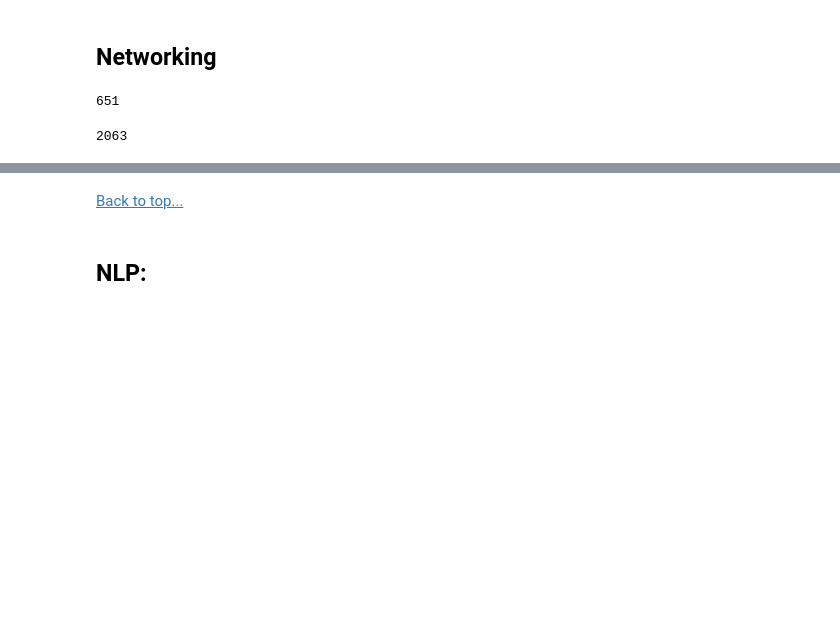
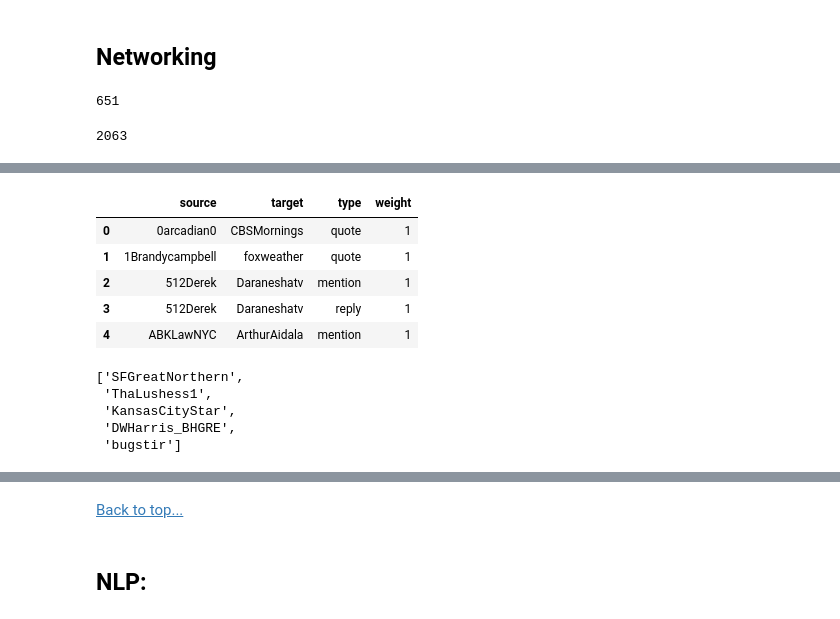
Before and after one commit to datadoctor100/twitter_analysis, a Jupyter notebook: twitter_news.ipynb, the cells around one changed output, grey strips where cells are left out. Drawn from its saved outputs; the diff is of its cells as text; code cells hidden in the pictures; blank space fills up the shorter version.

```diff
--- a/twitter_news.ipynb
+++ b/twitter_news.ipynb
@@ -310,0 +344,17 @@ g = nx.from_pandas_edgelist(weights)
+# %%
+weights.head()
+# %% [output]
+|  | source | target | type | weight |
+| 0 | 0arcadian0 | CBSMornings | quote | 1 |
+| 1 | 1Brandycampbell | foxweather | quote | 1 |
+| 2 | 512Derek | Daraneshatv | mention | 1 |
+| 3 | 512Derek | Daraneshatv | reply | 1 |
+| 4 | ABKLawNYC | ArthurAidala | mention | 1 |
+# %%
+nodes[0:5]
+# %% [output]
+['SFGreatNorthern',
+ 'ThaLushess1',
+ 'KansasCityStar',
+ 'DWHarris_BHGRE',
+ 'bugstir']
```
Also changed, not shown: parts of 61 cells of this notebook.
